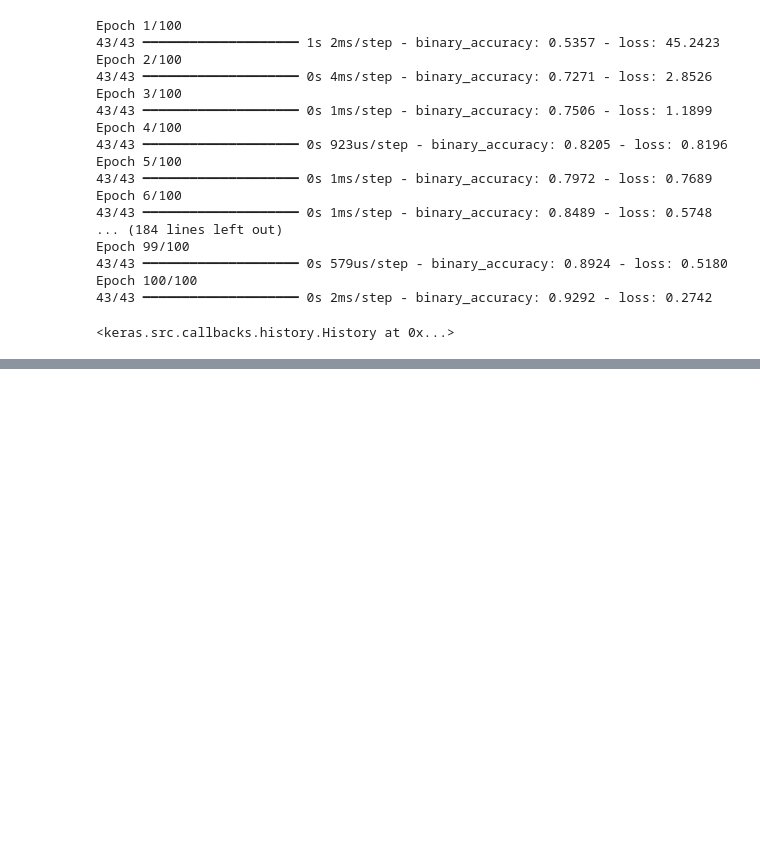
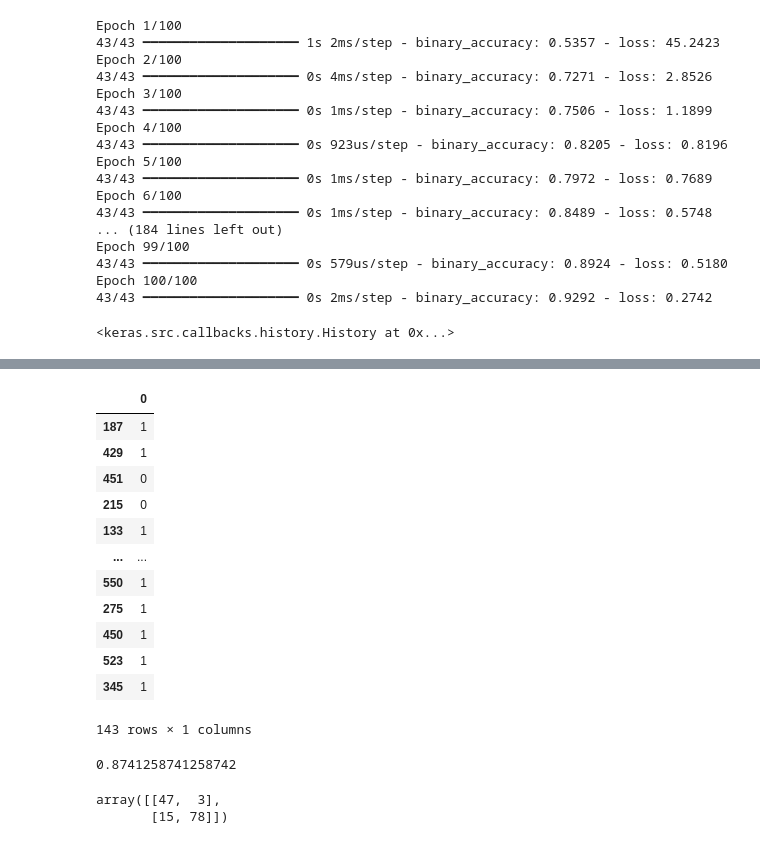
Before and after one commit to zanwalker-dev/BreastCancerSimples, a Jupyter notebook: breastCancerStudy.ipynb, the cells around one changed output, grey strips where cells are left out. Cells and saved outputs as stored; diff of their text form; code cells hidden in the pictures; blank space fills up the shorter version.

```diff
--- a/breastCancerStudy.ipynb
+++ b/breastCancerStudy.ipynb
@@ -112,0 +138,16 @@ Epoch 100/100
+# %%
+y_test
+# %% [output]
+|  | 0 |
+| 187 | 1 |
+| 429 | 1 |
+| 451 | 0 |
+| 215 | 0 |
+| 133 | 1 |
+| ... | ... |
+| 550 | 1 |
+| 275 | 1 |
+| 450 | 1 |
+| 523 | 1 |
+| 345 | 1 |
+143 rows × 1 columns
@@ -112,0 +156,9 @@ Epoch 100/100
+# %%
+accuracy_score(y_test, previsoes)
+# %% [output]
+0.8741258741258742
+# %%
+ confusion_matrix(y_test, previsoes)
+# %% [output]
+array([[47,  3],
+       [15, 78]])
```
Also changed, not shown: parts of 4 cells of this notebook.
